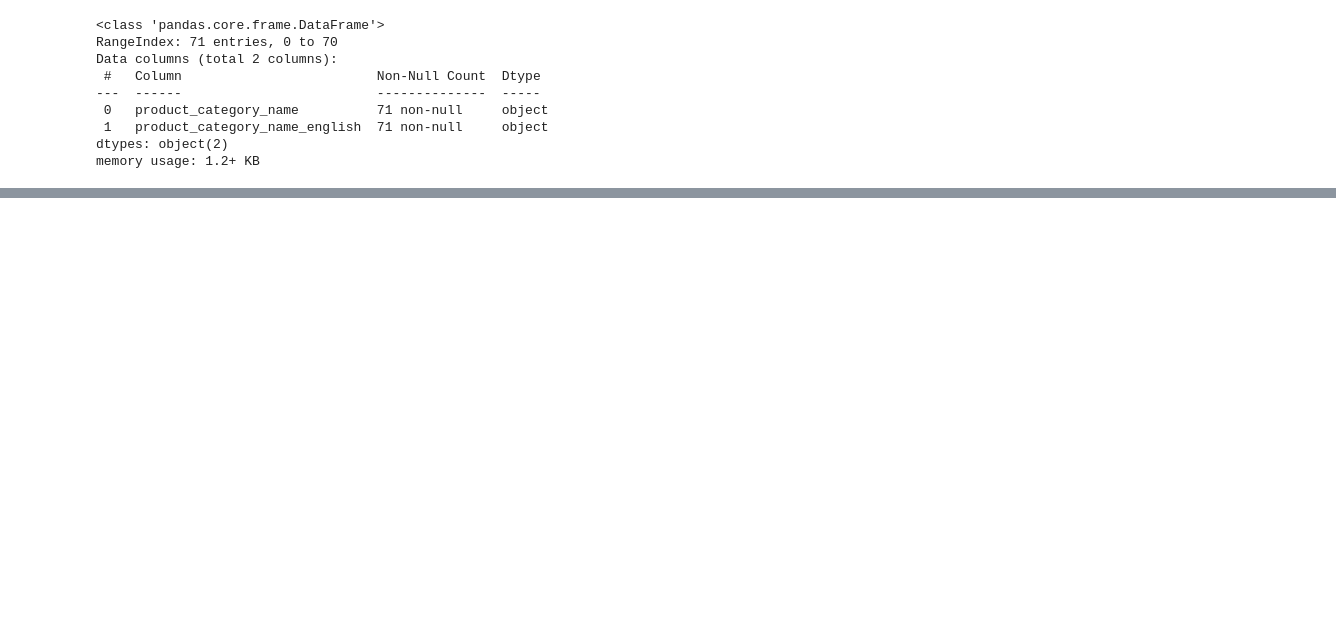
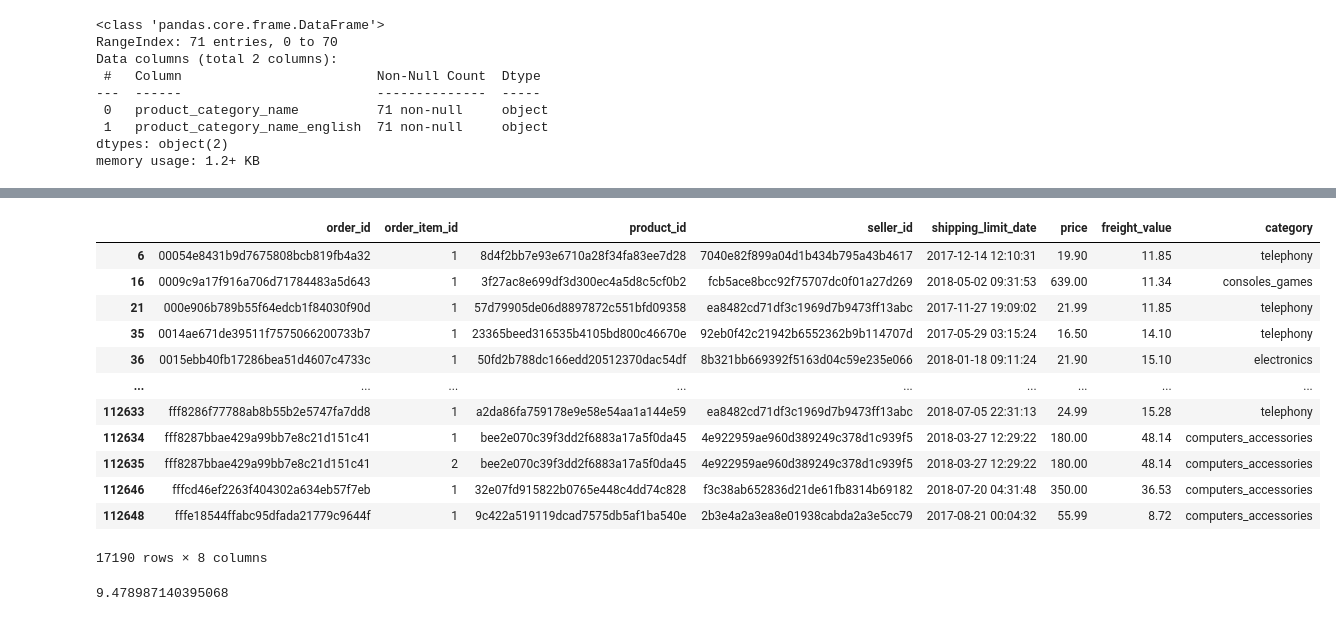
Before and after one commit to Olist-Data-Analysis/Project2, a Jupyter notebook: notebooks/cye2020_eda.ipynb, the cells around one changed output, grey strips where cells are left out. Drawn from its saved outputs; the diff is of its cells as text; code cells hidden in the pictures; blank space fills up the shorter version.

```diff
--- a/notebooks/cye2020_eda.ipynb
+++ b/notebooks/cye2020_eda.ipynb
@@ -380,0 +606,16 @@ dtype: int64
+# %%
+order_digital
+# %% [output]
+|  | order_id | order_item_id | product_id | seller_id | shipping_limit_date | price | freight_value | category |
+| 6 | 00054e8431b9d7675808bcb819fb4a32 | 1 | 8d4f2bb7e93e6710a28f34fa83ee7d28 | 7040e82f899a04d1b434b795a43b4617 | 2017-12-14 12:10:31 | 19.90 | 11.85 | telephony |
+| 16 | 0009c9a17f916a706d71784483a5d643 | 1 | 3f27ac8e699df3d300ec4a5d8c5cf0b2 | fcb5ace8bcc92f75707dc0f01a27d269 | 2018-05-02 09:31:53 | 639.00 | 11.34 | consoles_games |
+| 21 | 000e906b789b55f64edcb1f84030f90d | 1 | 57d79905de06d8897872c551bfd09358 | ea8482cd71df3c1969d7b9473ff13abc | 2017-11-27 19:09:02 | 21.99 | 11.85 | telephony |
+| 35 | 0014ae671de39511f7575066200733b7 | 1 | 23365beed316535b4105bd800c46670e | 92eb0f42c21942b6552362b9b114707d | 2017-05-29 03:15:24 | 16.50 | 14.10 | telephony |
+| 36 | 0015ebb40fb17286bea51d4607c4733c | 1 | 50fd2b788dc166edd20512370dac54df | 8b321bb669392f5163d04c59e235e066 | 2018-01-18 09:11:24 | 21.90 | 15.10 | electronics |
+| ... | ... | ... | ... | ... | ... | ... | ... | ... |
+| 112633 | fff8286f77788ab8b55b2e5747fa7dd8 | 1 | a2da86fa759178e9e58e54aa1a144e59 | ea8482cd71df3c1969d7b9473ff13abc | 2018-07-05 22:31:13 | 24.99 | 15.28 | telephony |
+| 112634 | fff8287bbae429a99bb7e8c21d151c41 | 1 | bee2e070c39f3dd2f6883a17a5f0da45 | 4e922959ae960d389249c378d1c939f5 | 2018-03-27 12:29:22 | 180.00 | 48.14 | computers_accessories |
+| 112635 | fff8287bbae429a99bb7e8c21d151c41 | 2 | bee2e070c39f3dd2f6883a17a5f0da45 | 4e922959ae960d389249c378d1c939f5 | 2018-03-27 12:29:22 | 180.00 | 48.14 | computers_accessories |
+| 112646 | fffcd46ef2263f404302a634eb57f7eb | 1 | 32e07fd915822b0765e448c4dd74c828 | f3c38ab652836d21de61fb8314b69182 | 2018-07-20 04:31:48 | 350.00 | 36.53 | computers_accessories |
+| 112648 | fffe18544ffabc95dfada21779c9644f | 1 | 9c422a519119dcad7575db5af1ba540e | 2b3e4a2a3ea8e01938cabda2a3e5cc79 | 2017-08-21 00:04:32 | 55.99 | 8.72 | computers_accessories |
+17190 rows × 8 columns
@@ -380,0 +626,7 @@ dtype: int64
+# %%
+# 재구매율 계산
+grouped = digital_order_customer.groupby('customer_unique_id').agg(cnt_order=('customer_id', 'count'))
+reorder_cond = grouped['cnt_order'] > 1
+grouped[reorder_cond].size / grouped.size * 100
+# %% [output]
+9.478987140395068
```
Also changed, not shown: parts of 36 cells of this notebook, 1 other file.
